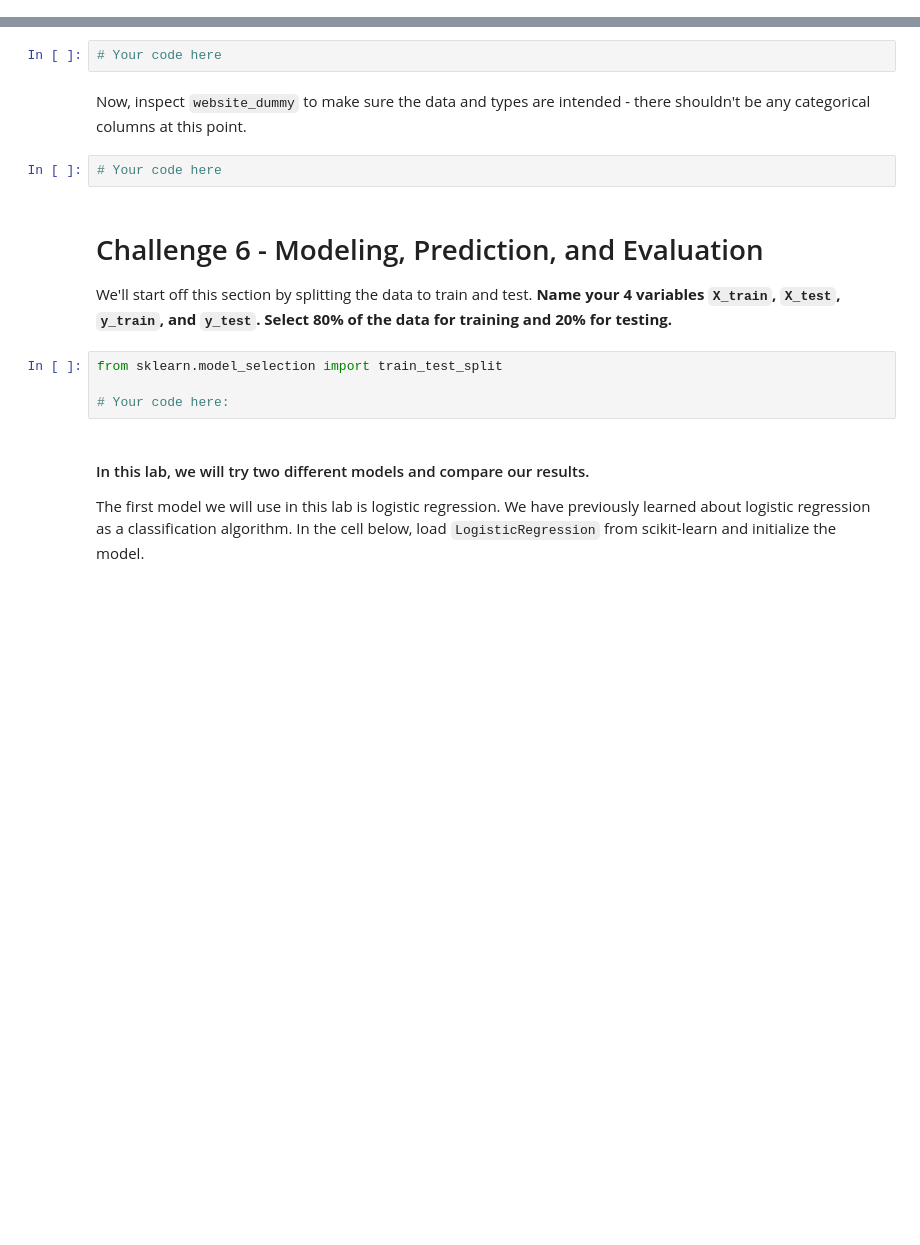
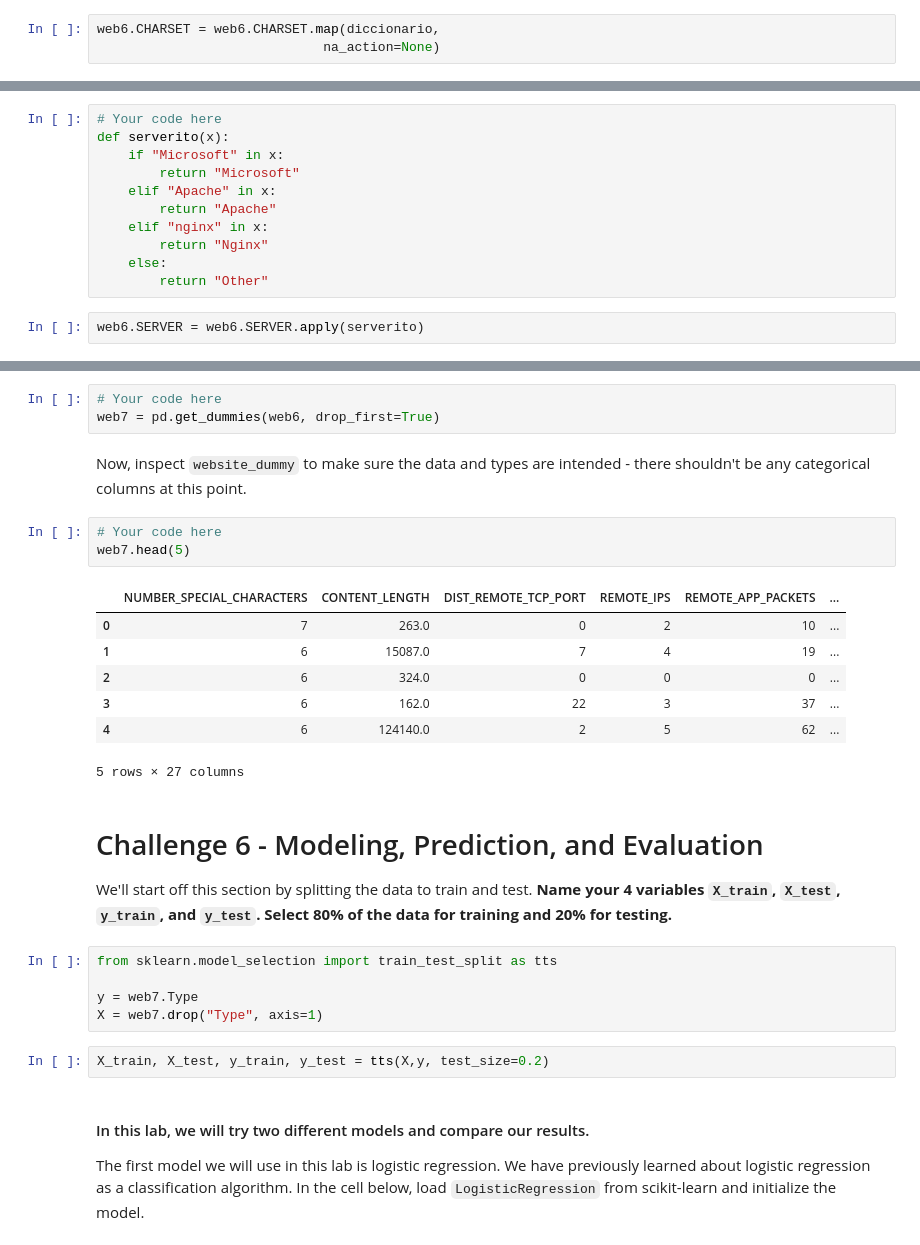
Before and after one commit to Ironhack-Data-Madrid-Octubre-2021/lab-supervised-learning, a Jupyter notebook: your-code/main.ipynb, the cells around one changed output, grey strips where cells are left out. Cells and saved outputs as stored; diff of their text form; blank space fills up the shorter version.

```diff
--- a/your-code/main.ipynb
+++ b/your-code/main.ipynb
@@ -254,0 +349,3 @@ Now print the `dtypes` of the data again. Besides `WHOIS_COUNTRY` which we alrea
+# %%
+web6.CHARSET = web6.CHARSET.map(diccionario,
+                             na_action=None)
@@ -271,2 +372,15 @@ At the end, your `SERVER` column should only contain 4 unique values: `Microsoft
+# %%
+# Your code here
+def serverito(x):
+    if "Microsoft" in x:
+        return "Microsoft"
+    elif "Apache" in x:
+        return "Apache"
+    elif "nginx" in x:
+        return "Nginx"
+    else:
+        return "Other"
+# %%
+web6.SERVER = web6.SERVER.apply(serverito)
 # %%
 # Count `SERVER` value counts here
@@ -274,18 +391,31 @@ At the end, your `SERVER` column should only contain 4 unique values: `Microsoft
 OK, all our categorical data are fixed now. **Let's convert them to ordinal data using Pandas' `get_dummies` function ([documentation](https://pandas.pydata.org/pandas-docs/stable/generated/pandas.get_dummies.html)).** Make sure you drop the categorical columns by passing `drop_first=True` to `get_dummies` as we don't need them any more. **Also, assign the data with dummy values to a new variable `website_dummy`.**
 # %%
 # Your code here
+web7 = pd.get_dummies(web6, drop_first=True)
 # %% [markdown]
 Now, inspect `website_dummy` to make sure the data and types are intended - there shouldn't be any categorical columns at this point.
 # %%
 # Your code here
+web7.head(5)
+# %% [output]
+|  | NUMBER_SPECIAL_CHARACTERS | CONTENT_LENGTH | DIST_REMOTE_TCP_PORT | REMOTE_IPS | REMOTE_APP_PACKETS | ... |
+| 0 | 7 | 263.0 | 0 | 2 | 10 | ... |
+| 1 | 6 | 15087.0 | 7 | 4 | 19 | ... |
+| 2 | 6 | 324.0 | 0 | 0 | 0 | ... |
+| 3 | 6 | 162.0 | 22 | 3 | 37 | ... |
+| 4 | 6 | 124140.0 | 2 | 5 | 62 | ... |
+5 rows × 27 columns
 # %% [markdown]
 # Challenge 6 - Modeling, Prediction, and Evaluation
 
 We'll start off this section by splitting the data to train and test. **Name your 4 variables `X_train`, `X_test`, `y_train`, and `y_test`. Select 80% of the data for training and 20% for testing.**
-# %%
-from sklearn.model_selection import train_test_split
-
-# Your code here:
+# %%
+from sklearn.model_selection import train_test_split as tts
+
+y = web7.Type
+X = web7.drop("Type", axis=1)
+# %%
+X_train, X_test, y_train, y_test = tts(X,y, test_size=0.2)
 # %% [markdown]
 #### In this lab, we will try two different models and compare our results.
 
```
Also changed, not shown: parts of 46 cells of this notebook.
